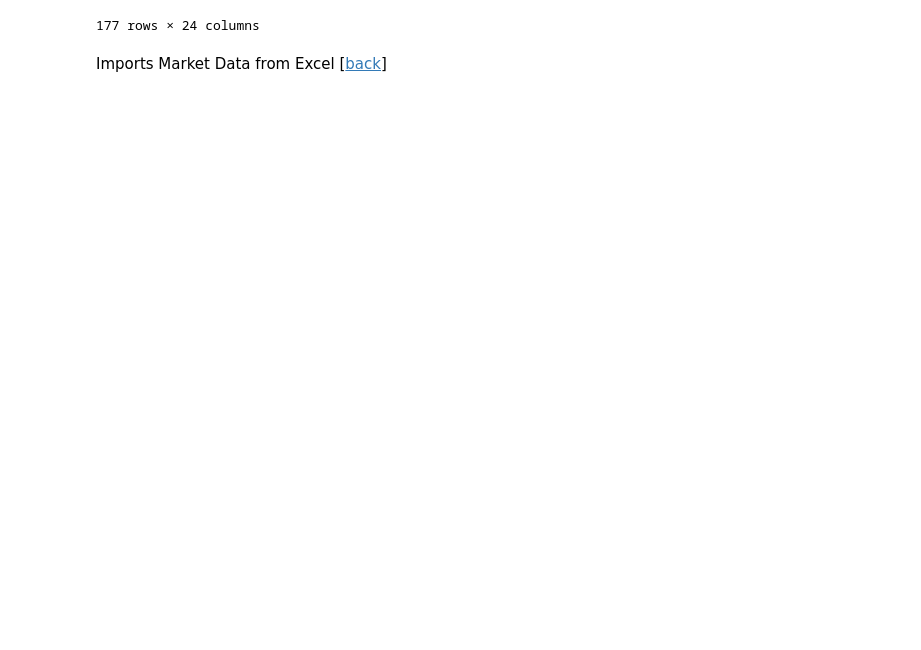
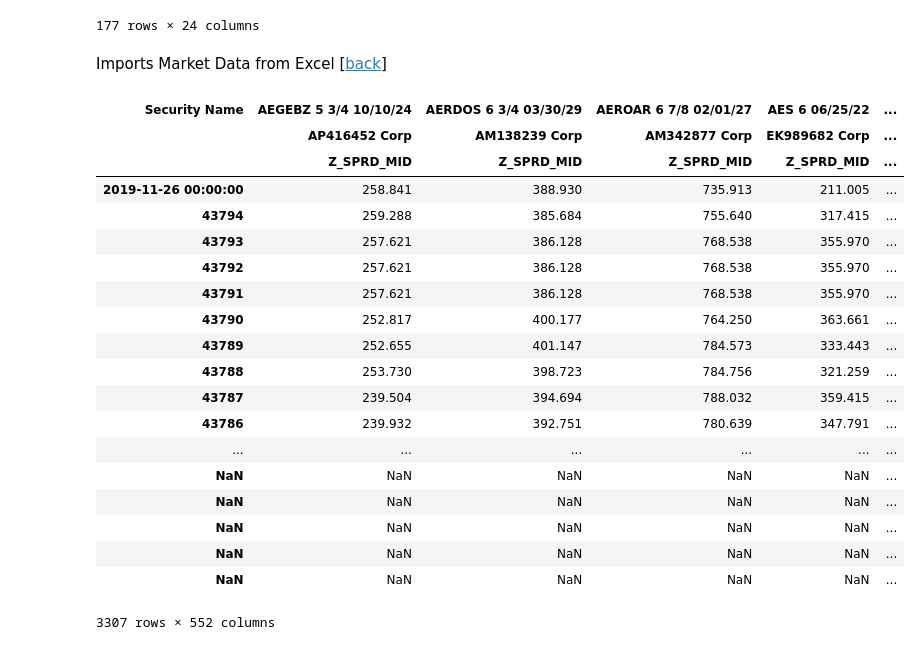
Before and after one commit to InakiCompass/fixedincomeproject, a Jupyter notebook: Creates FI Data Base.ipynb, the cells around one changed output. Saved outputs shown, nothing was run; the diff lists cells and outputs as text; code cells hidden in the pictures; blank space fills up the shorter version.

```diff
--- a/Creates FI Data Base.ipynb
+++ b/Creates FI Data Base.ipynb
@@ -48,0 +45,24 @@ m_data
+# %%
+zs_data=pd.read_excel('RF_python.xlsm',sheet_name='ZS datos',skiprows=25,header=[0,1,2])
+zs_data
+# %% [output]
+| Security Name | AEGEBZ 5 3/4 10/10/24 | AERDOS 6 3/4 03/30/29 | AEROAR 6 7/8 02/01/27 | AES 6 06/25/22 | ... |
+|  | AP416452 Corp | AM138239 Corp | AM342877 Corp | EK989682 Corp | ... |
+|  | Z_SPRD_MID | Z_SPRD_MID | Z_SPRD_MID | Z_SPRD_MID | ... |
+| 2019-11-26 00:00:00 | 258.841 | 388.930 | 735.913 | 211.005 | ... |
+| 43794 | 259.288 | 385.684 | 755.640 | 317.415 | ... |
+| 43793 | 257.621 | 386.128 | 768.538 | 355.970 | ... |
+| 43792 | 257.621 | 386.128 | 768.538 | 355.970 | ... |
+| 43791 | 257.621 | 386.128 | 768.538 | 355.970 | ... |
+| 43790 | 252.817 | 400.177 | 764.250 | 363.661 | ... |
+| 43789 | 252.655 | 401.147 | 784.573 | 333.443 | ... |
+| 43788 | 253.730 | 398.723 | 784.756 | 321.259 | ... |
+| 43787 | 239.504 | 394.694 | 788.032 | 359.415 | ... |
+| 43786 | 239.932 | 392.751 | 780.639 | 347.791 | ... |
+| ... | ... | ... | ... | ... | ... |
+| NaN | NaN | NaN | NaN | NaN | ... |
+| NaN | NaN | NaN | NaN | NaN | ... |
+| NaN | NaN | NaN | NaN | NaN | ... |
+| NaN | NaN | NaN | NaN | NaN | ... |
+| NaN | NaN | NaN | NaN | NaN | ... |
+3307 rows × 552 columns
```
Also changed, not shown: parts of 2 cells of this notebook, 1 other file.
